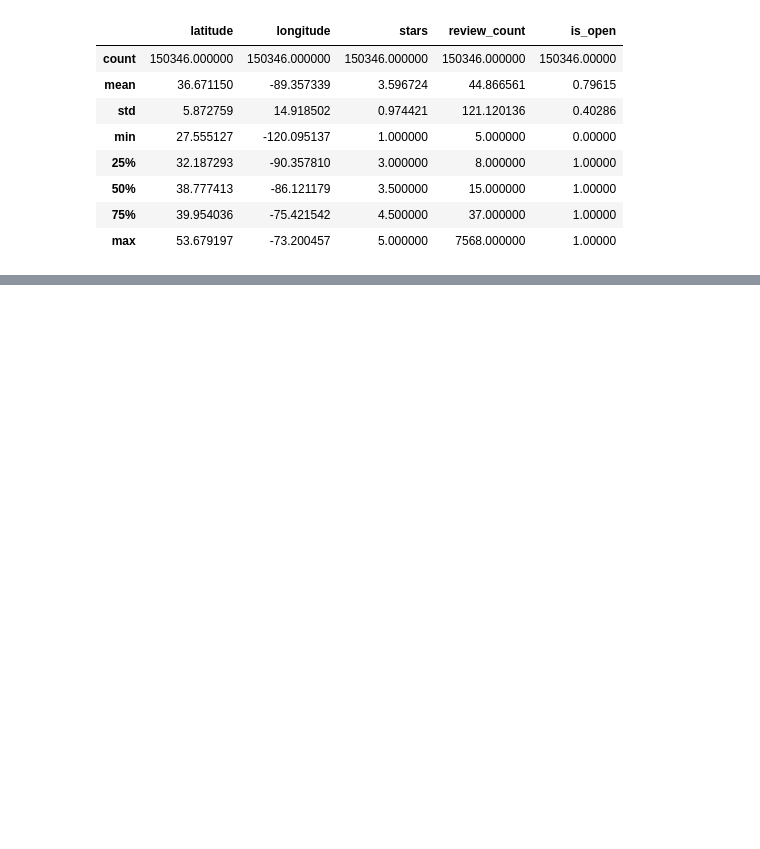
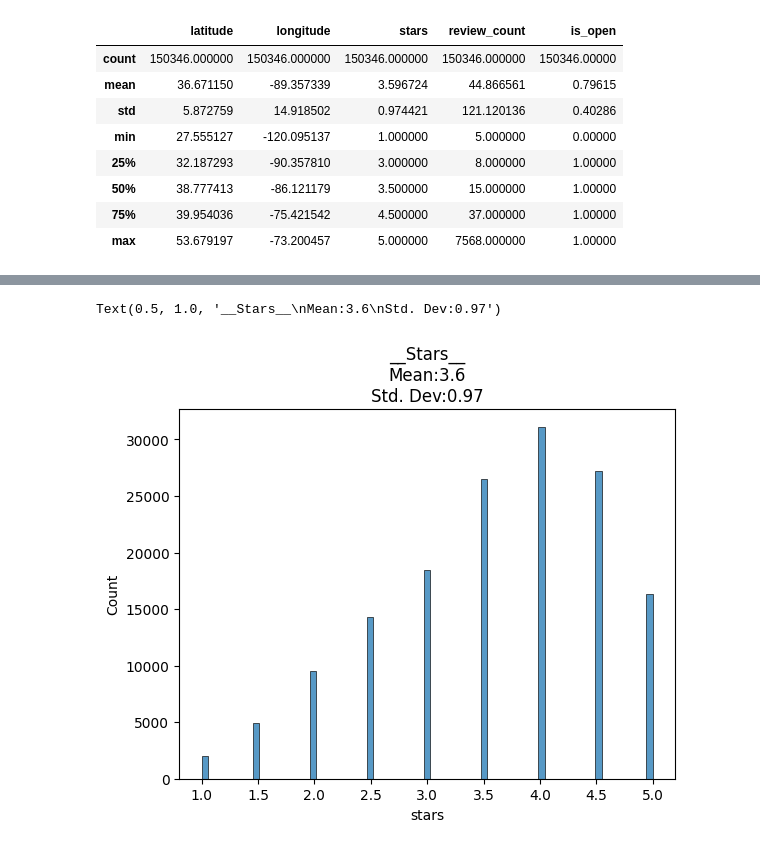
Before and after one commit to Dimasaur/scorecast, a Jupyter notebook: eda/quentin_eda.ipynb, the cells around one changed output, grey strips where cells are left out. Saved outputs shown, nothing was run; the diff lists cells and outputs as text; code cells hidden in the pictures; blank space fills up the shorter version.

```diff
--- a/eda/quentin_eda.ipynb
+++ b/eda/quentin_eda.ipynb
@@ -15,6 +17,6 @@ from sklearn.model_selection import learning_curve, cross_validate, cross_val_sc
 # %%
 # Load data
 business_path = '/Users/quentindubois/code/Dimasaur/scorecast/raw_data/yelp_dataset_yelp_academic_dataset_business.json'
-data = pd.read_json(business_path,
+business = pd.read_json(business_path,
                     lines=True)
 # %%
@@ -60,0 +93,6 @@ data.describe()
+# %%
+sns.histplot(data = business.stars);
+plt.title(f'Stars\nMean:{round(business.stars.mean(),2)}\nStd. Dev:{round(business.stars.std(),2)}')
+# %% [output]
+Text(0.5, 1.0, '__Stars__\nMean:3.6\nStd. Dev:0.97')
+[figure, added]
```
Also changed, not shown: parts of 17 cells of this notebook.
